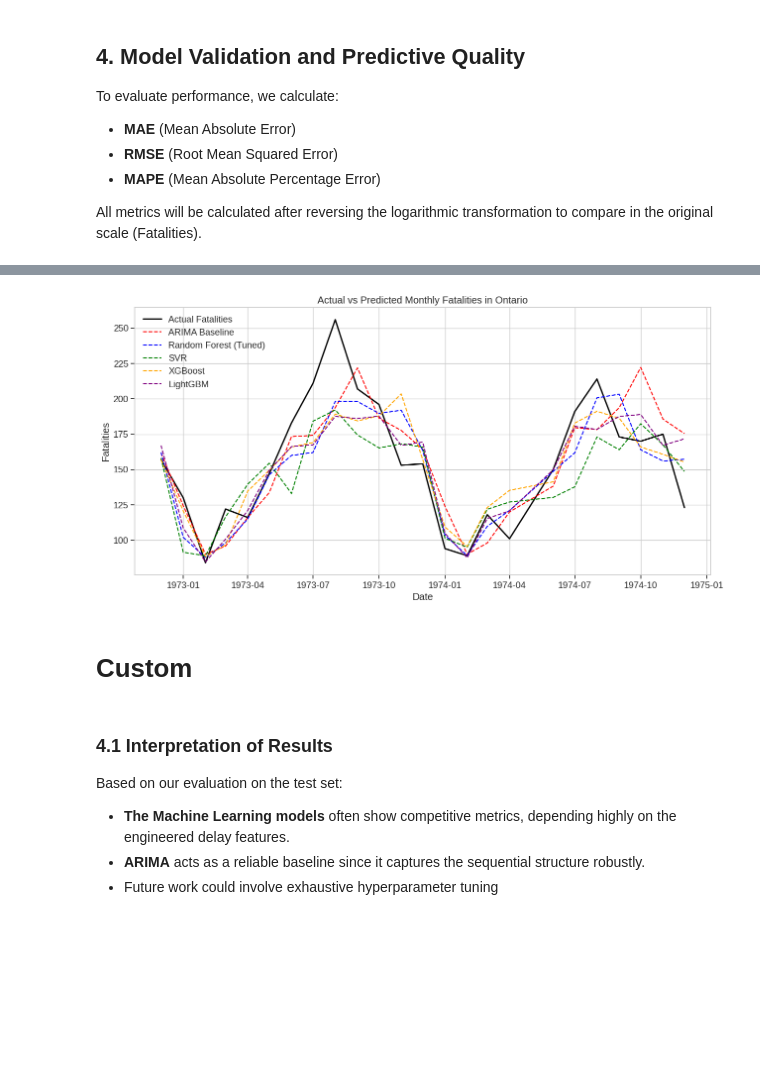
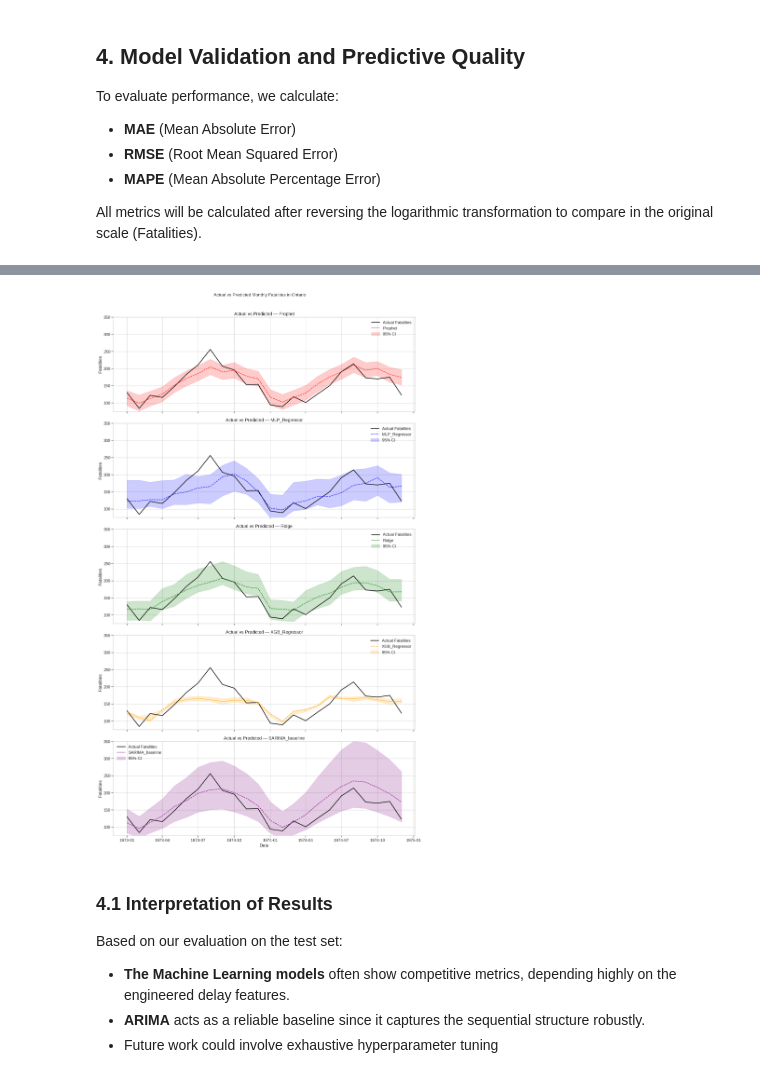
Before and after one commit to Iker-Jauregui/TS_Assignment_2, a Jupyter notebook: Assignment_2_Mel.ipynb, the cells around one changed output, grey strips where cells are left out. Drawn from its saved outputs; the diff is of its cells as text; code cells hidden in the pictures; blank space fills up the shorter version.

```diff
--- a/Assignment_2_Mel.ipynb
+++ b/Assignment_2_Mel.ipynb
@@ -165,11 +171,25 @@ plt.show()
 rmse = np.sqrt(mean_squared_error(test_real, pred_mean))
 mae = mean_absolute_error(test_real, pred_mean)
 mape = mean_absolute_percentage_error(test_real, pred_mean)
+mpiw = (pred_ci.iloc[:, 1].values - pred_ci.iloc[:, 0].values).mean()
+
+stats_dict = {
+    "prediction": pred_mean.values,
+    "lower_bound": pred_ci.iloc[:, 0].values,
+    "upper_bound": pred_ci.iloc[:, 1].values,
+    "rmse": rmse,
+    "mae": mae,
+    "mape": mape,
+    "mpiw": mpiw
+}
+
+predictions_log["SARIMA_baseline"] = stats_dict
 
 print(f"Forecast Accuracy Metrics:")
 print(f"  RMSE: {rmse:.2f}")
 print(f"  MAE:  {mae:.2f}")
 print(f"  MAPE: {mape * 100:.2f}%")
+print(f"  MPIW: {mpiw:.2f}\n")
 # %% [output]
 SARIMA(1,1,1)(2,1,0)[12] Summary
 ============================================================
@@ -347,8 +350,3 @@ from sklearn.linear_model import Ridge, Lasso
 from xgboost import XGBRegressor
 from sklearn.neural_network import MLPRegressor
 from prophet import Prophet
-
-# Dictionary to store our standard predictions (in log scale)
-predictions_log = {}
-
-predictions_log["SARIMA baseline"] = pred_mean.values
@@ -559,19 +913,33 @@ results_df.sort_values(by='MAPE', ascending=True)
 # %%
-plt.figure(figsize=(15, 7))
-plt.plot(test_df.index, y_test_actual, label='Actual Fatalities', color='black', linewidth=2)
+n_models = len(predictions_log)
+fig, axes = plt.subplots(n_models, 1, figsize=(15, 5 * n_models), sharex=True)
+
+if n_models == 1:
+    axes = [axes]
 
 colors = ['red', 'blue', 'green', 'orange', 'purple']
-for (model_name, preds_log), color in zip(predictions_log.items(), colors):
-    preds_actual = np.exp(preds_log)
-    plt.plot(test_df.index, preds_actual, label=model_name, linestyle='--', color=color)
 
-plt.title('Actual vs Predicted Monthly Fatalities in Ontario')
-plt.xlabel('Date')
-plt.ylabel('Fatalities')
-plt.legend()
-plt.grid(True)
+predictions_log = dict(
+    sorted(predictions_log.items(), key=lambda x: x[1]["mape"])
+)
+
+for ax, (model_name, preds_log), color in zip(axes, predictions_log.items(), colors):
+    preds_actual = preds_log["prediction"]
+    lower_actual = preds_log["lower_bound"]
+    upper_actual = preds_log["upper_bound"]
+
+    ax.plot(X_test.index, y_test, label='Actual Fatalities', color='black', linewidth=2)
+    ax.plot(test_df.index, preds_actual, label=model_name, linestyle='--', color=color)
+    ax.fill_between(y_test_index, lower_actual, upper_actual, color=color, alpha=0.2, label='95% CI')
+
+    ax.set_title(f'Actual vs Predicted — {model_name}')
+    ax.set_ylabel('Fatalities')
+    ax.legend()
+    ax.grid(True)
+    ax.set_ylim(75, 350)
+axes[-1].set_xlabel('Date')
+plt.suptitle('Actual vs Predicted Monthly Fatalities in Ontario', fontsize=14, y=1.01)
+plt.tight_layout()
 plt.show()
 # %% [output]
-[figure, old version]
+[figure, new version]
-# %% [markdown]
-# Custom
```
Also changed, not shown: parts of 13 cells of this notebook.
